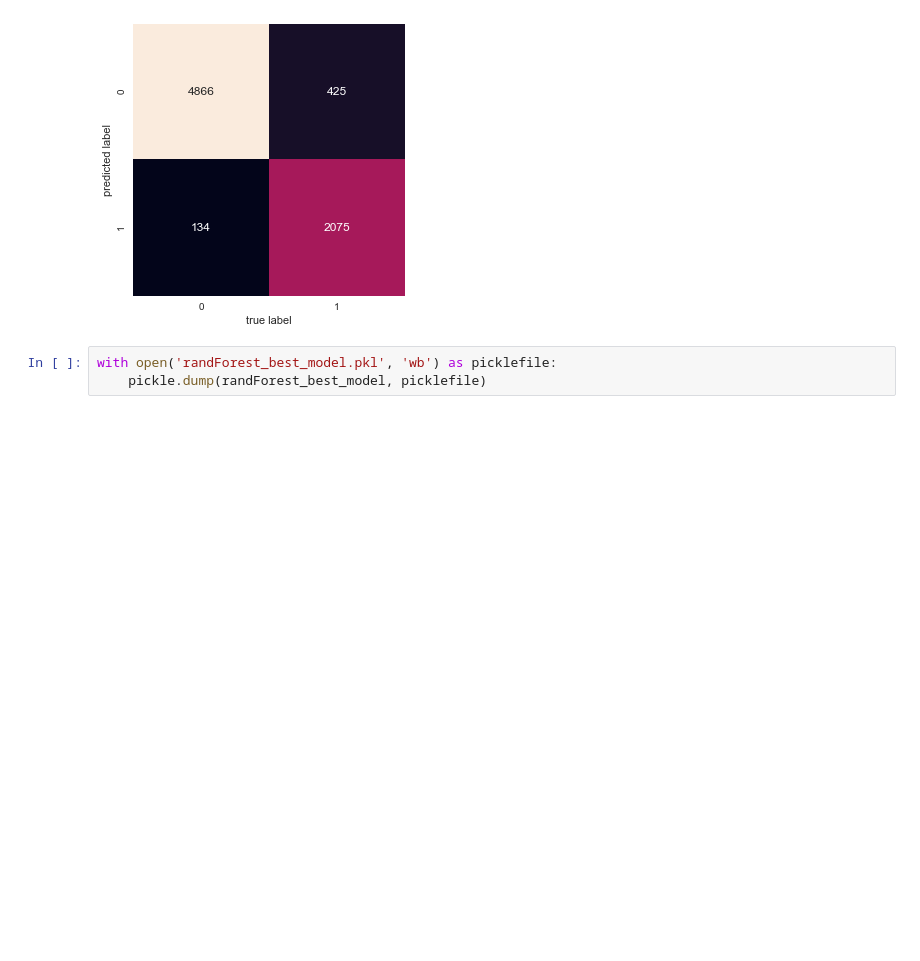
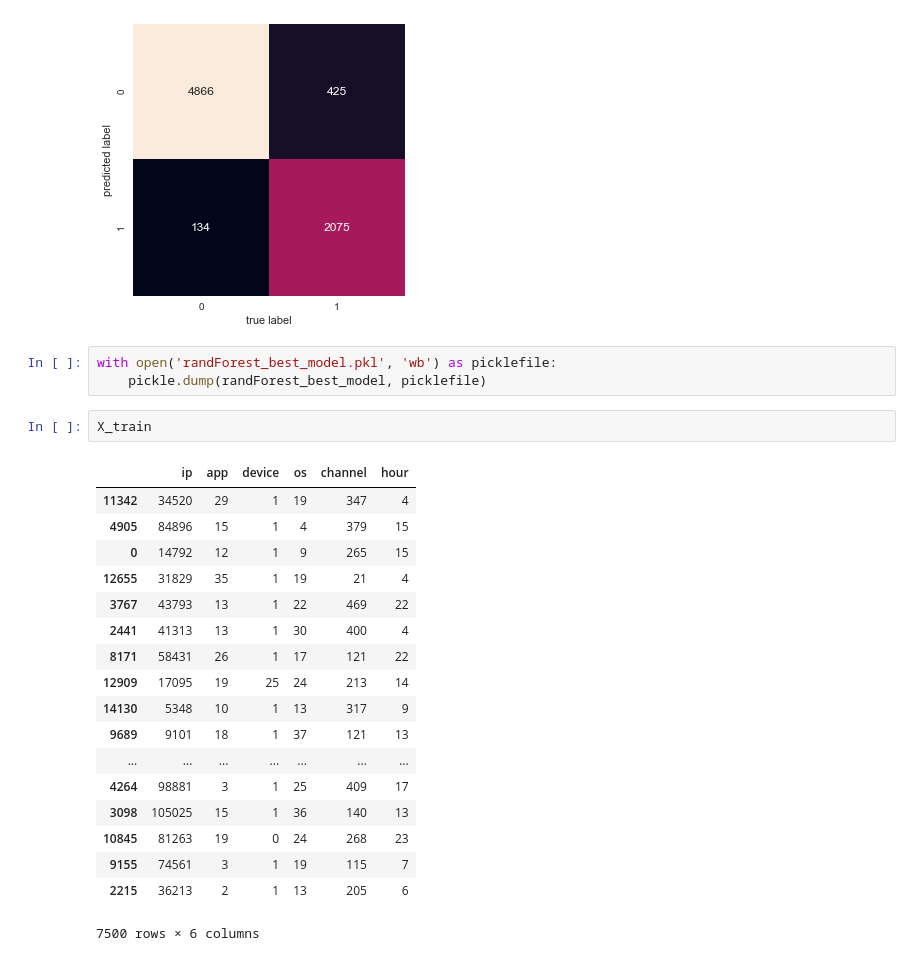
Before and after one commit to yichiang/Metis-Project-3-Kaggle-Competition, a Jupyter notebook: 4. UseSampleData.ipynb, the cells around one changed output. Saved outputs shown, nothing was run; the diff lists cells and outputs as text; blank space fills up the shorter version.

```diff
--- a/4. UseSampleData.ipynb
+++ b/4. UseSampleData.ipynb
@@ -434,3 +434,24 @@ Accuracy = -inf%.
 # %%
 with open('randForest_best_model.pkl', 'wb') as picklefile:
     pickle.dump(randForest_best_model, picklefile)
+# %%
+X_train
+# %% [output]
+|  | ip | app | device | os | channel | hour |
+| 11342 | 34520 | 29 | 1 | 19 | 347 | 4 |
+| 4905 | 84896 | 15 | 1 | 4 | 379 | 15 |
+| 0 | 14792 | 12 | 1 | 9 | 265 | 15 |
+| 12655 | 31829 | 35 | 1 | 19 | 21 | 4 |
+| 3767 | 43793 | 13 | 1 | 22 | 469 | 22 |
+| 2441 | 41313 | 13 | 1 | 30 | 400 | 4 |
+| 8171 | 58431 | 26 | 1 | 17 | 121 | 22 |
+| 12909 | 17095 | 19 | 25 | 24 | 213 | 14 |
+| 14130 | 5348 | 10 | 1 | 13 | 317 | 9 |
+| 9689 | 9101 | 18 | 1 | 37 | 121 | 13 |
+| ... | ... | ... | ... | ... | ... | ... |
+| 4264 | 98881 | 3 | 1 | 25 | 409 | 17 |
+| 3098 | 105025 | 15 | 1 | 36 | 140 | 13 |
+| 10845 | 81263 | 19 | 0 | 24 | 268 | 23 |
+| 9155 | 74561 | 3 | 1 | 19 | 115 | 7 |
+| 2215 | 36213 | 2 | 1 | 13 | 205 | 6 |
+7500 rows × 6 columns
```
Also changed, not shown: 3 other files.
